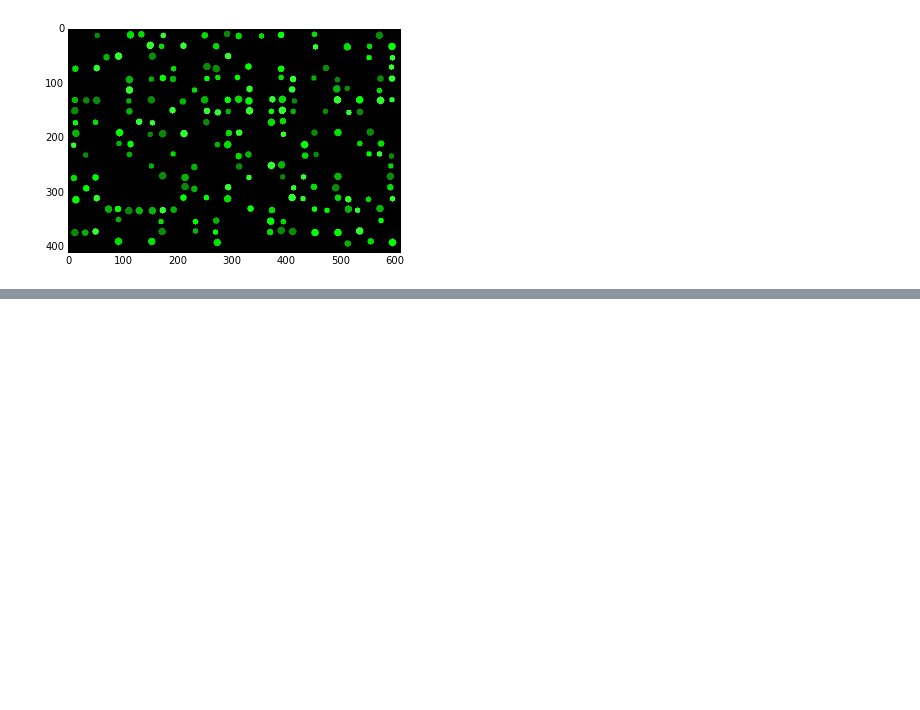
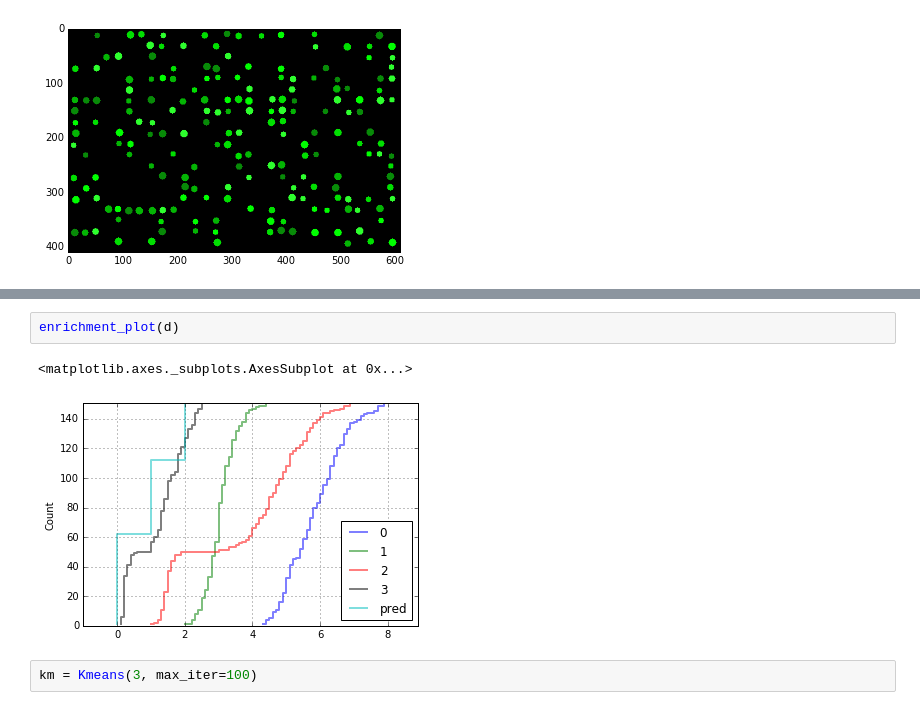
Before and after one commit to YaroslavSchubert/pyimagegurus, a Jupyter notebook: month_3.ipynb, the cells around one changed output, grey strips where cells are left out. Drawn from its saved outputs; the diff is of its cells as text; blank space fills up the shorter version.

```diff
--- a/month_3.ipynb
+++ b/month_3.ipynb
@@ -303,0 +335,7 @@ NameError: name 'cnts' is not defined
+# %%
+enrichment_plot(d)
+# %% [output]
+<matplotlib.axes._subplots.AxesSubplot at 0x...>
+[figure, added]
+# %%
+km = Kmeans(3, max_iter=100)
```
Also changed, not shown: parts of 10 cells of this notebook, 7 other files.
